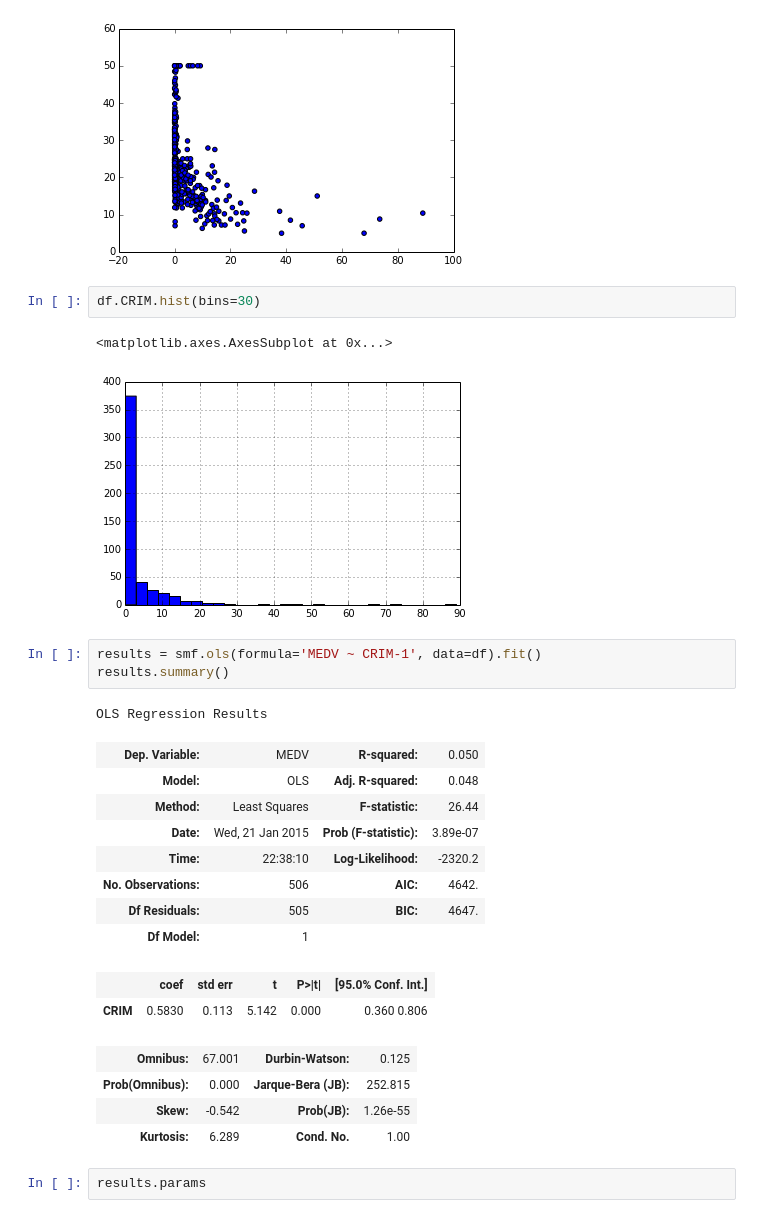
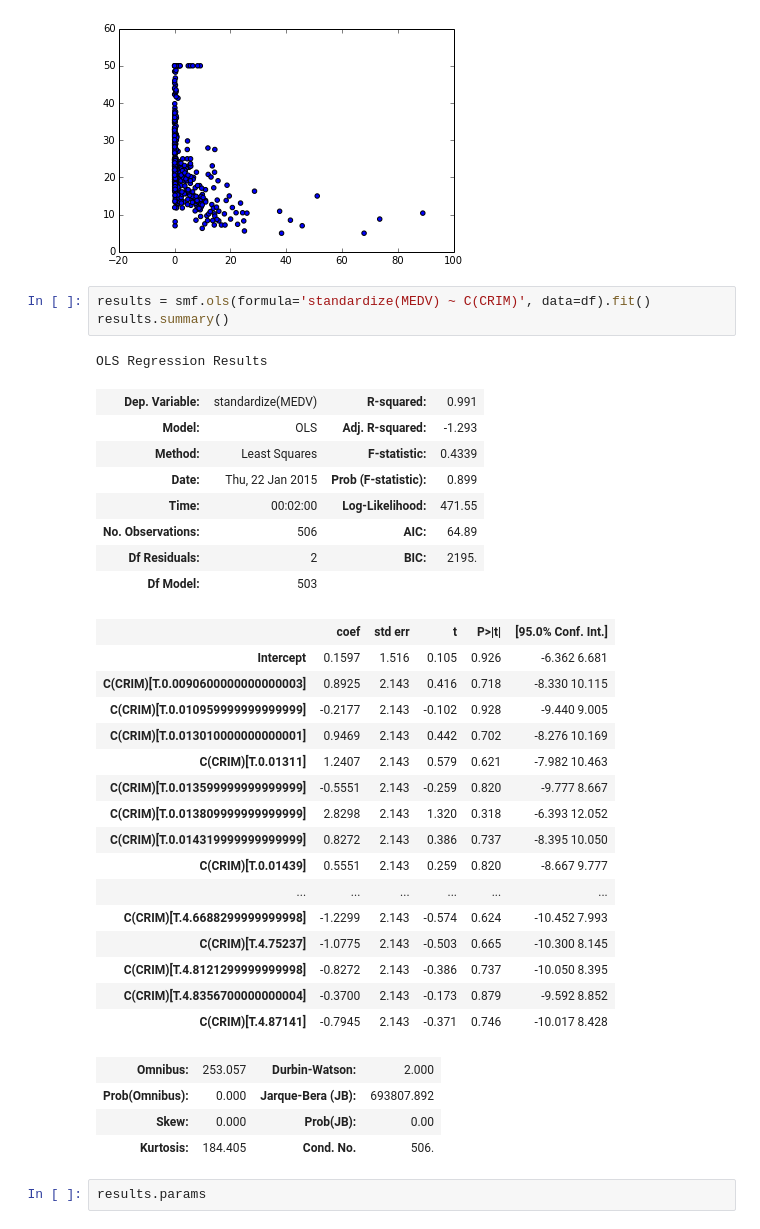
Before and after one commit to MishaTeplitskiy/Statistical_Learning_With_Python, a Jupyter notebook: CI_Workshop_Teplitskiy_Regression.ipynb, the cells around one changed output. Saved outputs shown, nothing was run; the diff lists cells and outputs as text.

```diff
--- a/CI_Workshop_Teplitskiy_Regression.ipynb
+++ b/CI_Workshop_Teplitskiy_Regression.ipynb
@@ -91,30 +91,39 @@ plt.scatter(df.CRIM, df.MEDV)
 # %% [output]
 <matplotlib.collections.PathCollection at 0x...>
 [figure]
-# %%
-df.CRIM.hist(bins=30)
-# %% [output]
-<matplotlib.axes.AxesSubplot at 0x...>
-[figure, removed]
 # %%
-results = smf.ols(formula='MEDV ~ CRIM-1', data=df).fit()
+results = smf.ols(formula='standardize(MEDV) ~ C(CRIM)', data=df).fit()
 results.summary()
 # %% [output]
 OLS Regression Results
-| Dep. Variable: | MEDV | R-squared: | 0.050 |
-| Model: | OLS | Adj. R-squared: | 0.048 |
-| Method: | Least Squares | F-statistic: | 26.44 |
-| Date: | Wed, 21 Jan 2015 | Prob (F-statistic): | 3.89e-07 |
-| Time: | 22:38:10 | Log-Likelihood: | -2320.2 |
-| No. Observations: | 506 | AIC: | 4642. |
-| Df Residuals: | 505 | BIC: | 4647. |
-| Df Model: | 1 |  |  |
+| Dep. Variable: | standardize(MEDV) | R-squared: | 0.991 |
+| Model: | OLS | Adj. R-squared: | -1.293 |
+| Method: | Least Squares | F-statistic: | 0.4339 |
+| Date: | Thu, 22 Jan 2015 | Prob (F-statistic): | 0.899 |
+| Time: | 00:02:00 | Log-Likelihood: | 471.55 |
+| No. Observations: | 506 | AIC: | 64.89 |
+| Df Residuals: | 2 | BIC: | 2195. |
+| Df Model: | 503 |  |  |
 |  | coef | std err | t | P>|t| | [95.0% Conf. Int.] |
-| CRIM | 0.5830 | 0.113 | 5.142 | 0.000 | 0.360 0.806 |
+| Intercept | 0.1597 | 1.516 | 0.105 | 0.926 | -6.362 6.681 |
+| C(CRIM)[T.0.0090600000000000003] | 0.8925 | 2.143 | 0.416 | 0.718 | -8.330 10.115 |
+| C(CRIM)[T.0.010959999999999999] | -0.2177 | 2.143 | -0.102 | 0.928 | -9.440 9.005 |
+| C(CRIM)[T.0.013010000000000001] | 0.9469 | 2.143 | 0.442 | 0.702 | -8.276 10.169 |
+| C(CRIM)[T.0.01311] | 1.2407 | 2.143 | 0.579 | 0.621 | -7.982 10.463 |
+| C(CRIM)[T.0.013599999999999999] | -0.5551 | 2.143 | -0.259 | 0.820 | -9.777 8.667 |
+| C(CRIM)[T.0.013809999999999999] | 2.8298 | 2.143 | 1.320 | 0.318 | -6.393 12.052 |
+| C(CRIM)[T.0.014319999999999999] | 0.8272 | 2.143 | 0.386 | 0.737 | -8.395 10.050 |
+| C(CRIM)[T.0.01439] | 0.5551 | 2.143 | 0.259 | 0.820 | -8.667 9.777 |
+| ... | ... | ... | ... | ... | ... |
+| C(CRIM)[T.4.6688299999999998] | -1.2299 | 2.143 | -0.574 | 0.624 | -10.452 7.993 |
+| C(CRIM)[T.4.75237] | -1.0775 | 2.143 | -0.503 | 0.665 | -10.300 8.145 |
+| C(CRIM)[T.4.8121299999999998] | -0.8272 | 2.143 | -0.386 | 0.737 | -10.050 8.395 |
+| C(CRIM)[T.4.8356700000000004] | -0.3700 | 2.143 | -0.173 | 0.879 | -9.592 8.852 |
+| C(CRIM)[T.4.87141] | -0.7945 | 2.143 | -0.371 | 0.746 | -10.017 8.428 |
-| Omnibus: | 67.001 | Durbin-Watson: | 0.125 |
-| Prob(Omnibus): | 0.000 | Jarque-Bera (JB): | 252.815 |
-| Skew: | -0.542 | Prob(JB): | 1.26e-55 |
-| Kurtosis: | 6.289 | Cond. No. | 1.00 |
+| Omnibus: | 253.057 | Durbin-Watson: | 2.000 |
+| Prob(Omnibus): | 0.000 | Jarque-Bera (JB): | 693807.892 |
+| Skew: | 0.000 | Prob(JB): | 0.00 |
+| Kurtosis: | 184.405 | Cond. No. | 506. |
 # %%
 results.params
 # %% [output]
```
Also changed, not shown: parts of 1 cell of this notebook, 1 other file.
